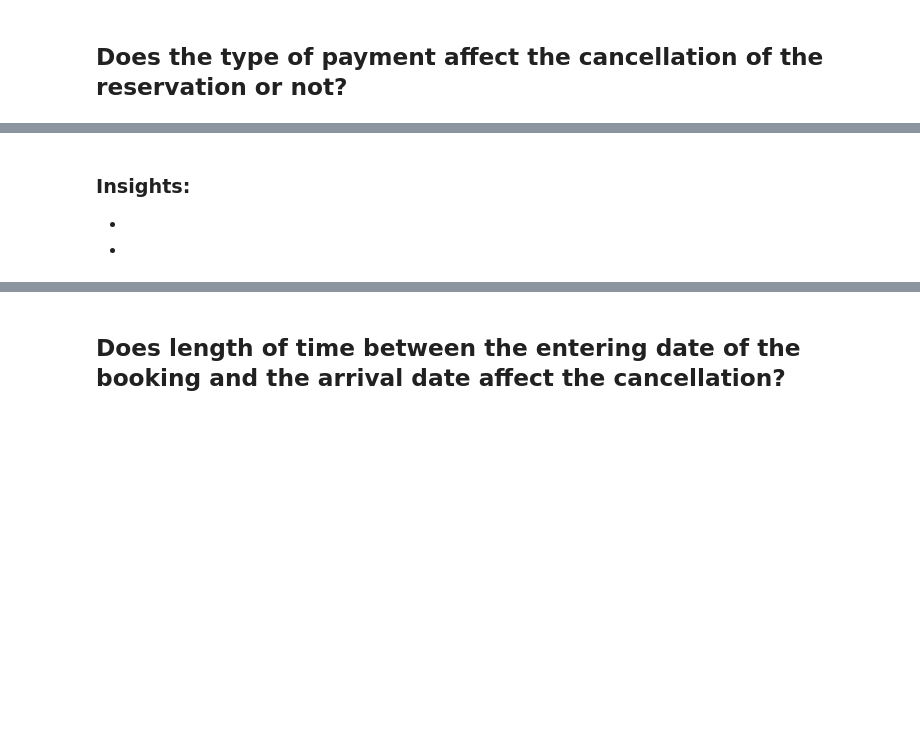
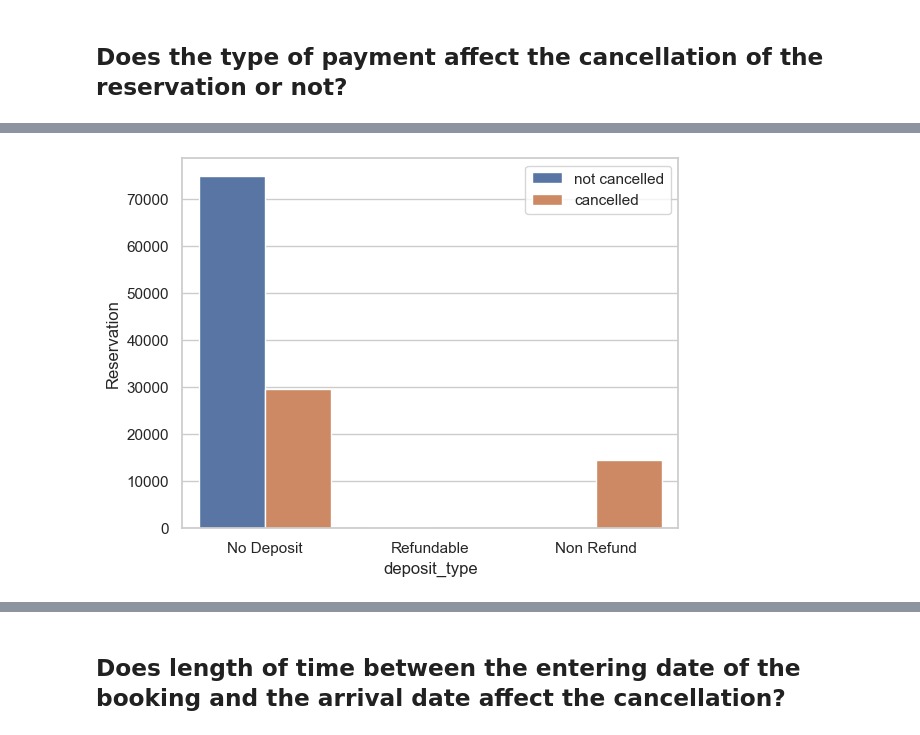
Before and after one commit to Tuwaiq-Data-Science-Bootcamp-V5/CV_and_GS-Lab1, a Jupyter notebook: CV_Assignment.ipynb, the cells around one changed output, grey strips where cells are left out. Drawn from its saved outputs; the diff is of its cells as text; code cells hidden in the pictures; blank space fills up the shorter version.

```diff
--- a/CV_Assignment.ipynb
+++ b/CV_Assignment.ipynb
@@ -110,4 +108,0 @@ df.describe(include='object')
-# %% [markdown]
-### Insights:
--
--
@@ -113,0 +113,7 @@ df.describe(include='object')
+# %%
+sns.countplot(df, x = 'deposit_type', hue = 'is_canceled')
+plt.legend(['not cancelled','cancelled'])
+plt.ylabel('Reservation')
+plt.show()
+# %% [output]
+[figure, added]
```
Also changed, not shown: parts of 23 cells of this notebook.
